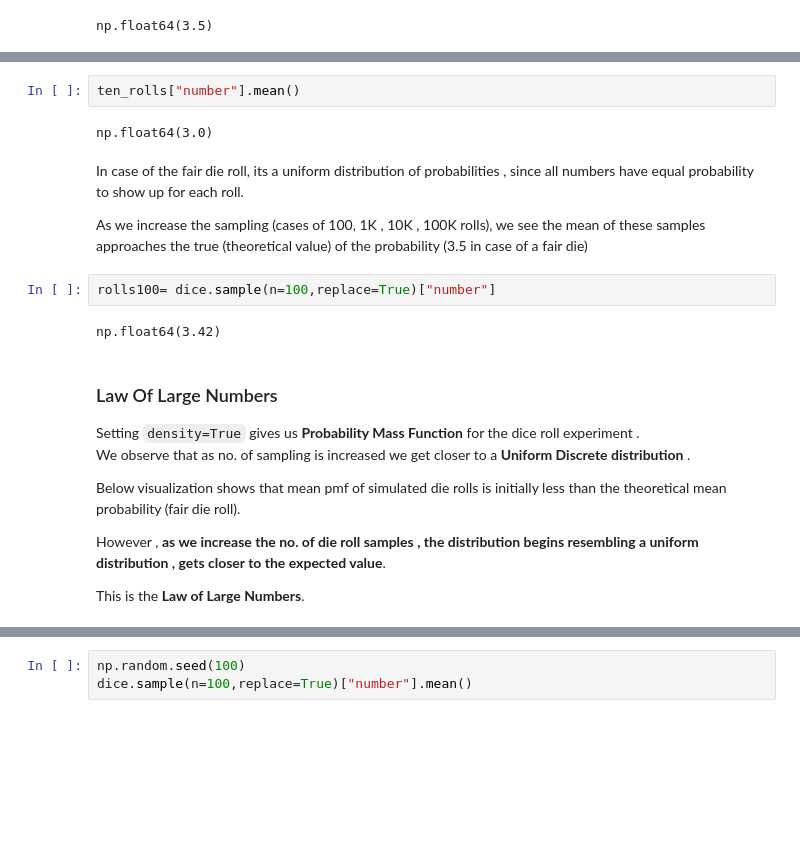
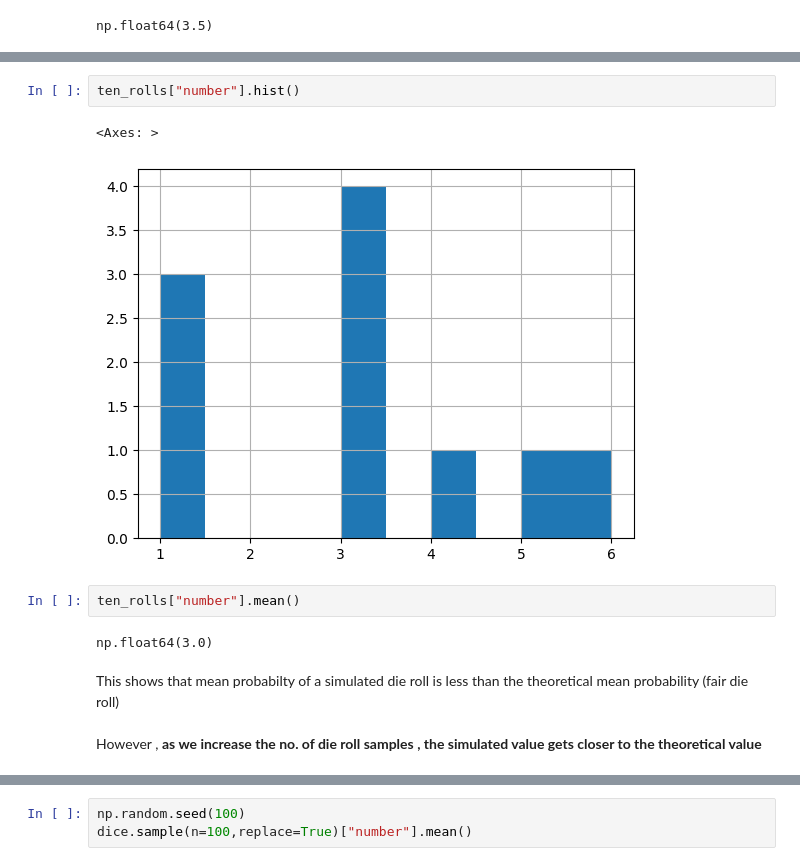
Before and after one commit to abhijeet-bhambere/statistics_in_python, a Jupyter notebook: Stats_In_Python.ipynb, the cells around one changed output, grey strips where cells are left out. Drawn from its saved outputs; the diff is of its cells as text; blank space fills up the shorter version.

Commit message:
Revert "Initial commit"
This reverts commit d6d2bdaed6edc8940c039d6bdbc040b7c57a09ff.

```diff
--- a/Stats_In_Python.ipynb
+++ b/Stats_In_Python.ipynb
@@ -577,22 +534,12 @@ This is the mean probability:
+# %%
+ten_rolls["number"].hist()
+# %% [output]
+<Axes: >
+[figure, added]
 # %%
 ten_rolls["number"].mean()
 # %% [output]
 np.float64(3.0)
-# %% [markdown]
-In case of the fair die roll, its a uniform distribution of probabilities , since all numbers have equal probability to show up for each roll.
-
-As we increase the sampling (cases of 100, 1K , 10K , 100K rolls), we see the mean of these samples approaches the true (theoretical value) of the probability (3.5 in case of a fair die)
-# %%
-rolls100= dice.sample(n=100,replace=True)["number"]
-# %% [output]
-np.float64(3.42)
 # %% [markdown]
-### Law Of Large Numbers
-Setting `density=True` gives us  **Probability Mass Function** for the dice roll experiment .<br>
-We observe that as no. of sampling is increased we get closer to a **Uniform Discrete distribution** .
-
-Below visualization shows that mean pmf of simulated die rolls is initially less than the theoretical mean probability (fair die roll).
-
-However , **as we increase the no. of die roll samples , the distribution begins resembling a uniform distribution , gets closer to the expected value**.
-
-This is the **Law of Large Numbers**.
+This shows that mean probabilty of a simulated die roll is less than the theoretical mean probability (fair die roll) <br><br>
+However , **as we increase the no. of die roll samples , the simulated value gets closer to the theoretical value**
```
Also changed, not shown: parts of 55 cells of this notebook, 2 other files.
